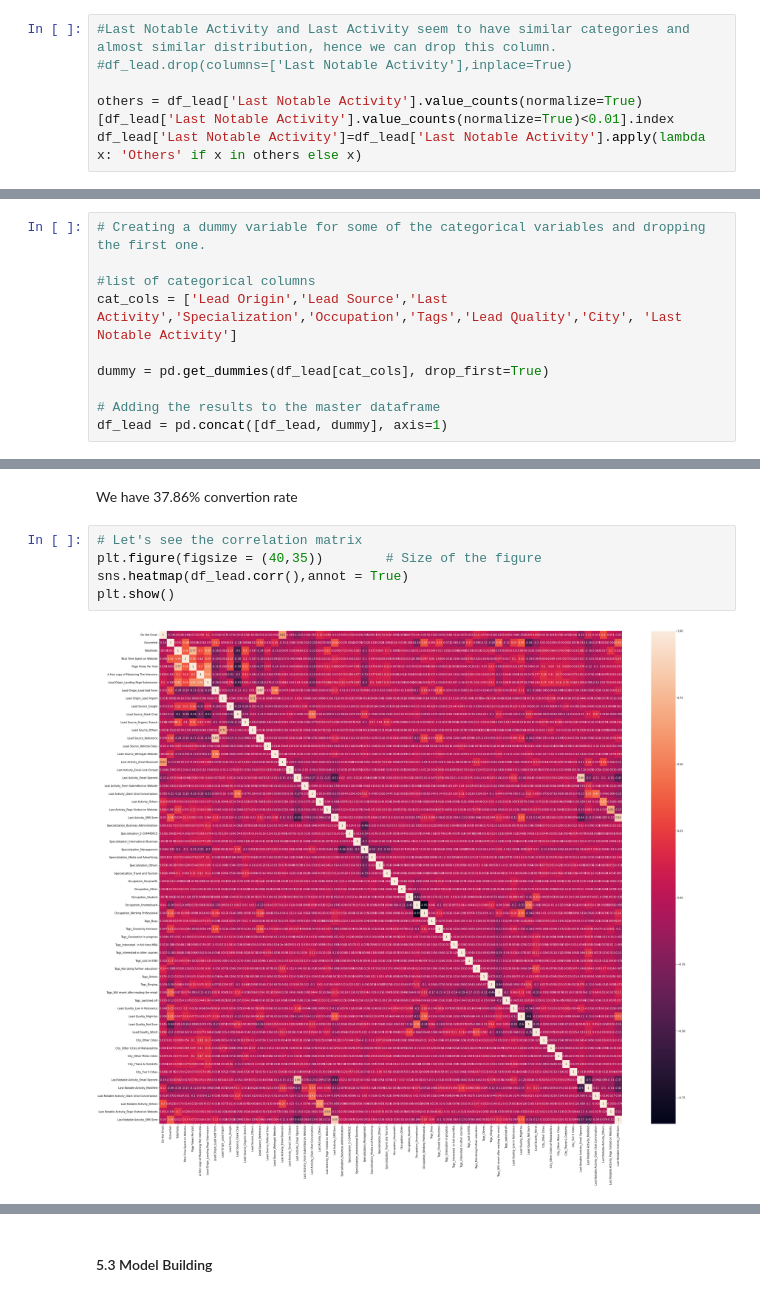
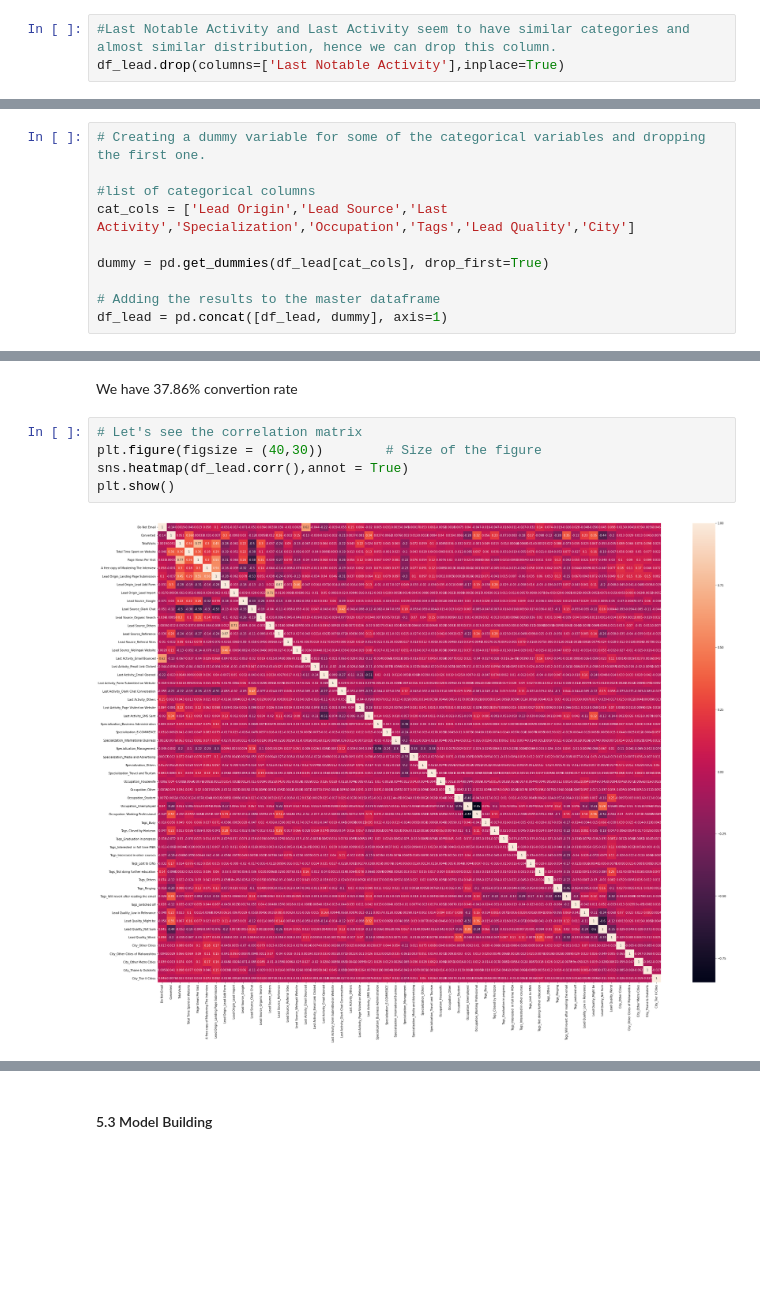
Before and after one commit to aparnakishan/XEducationLeadScore, a Jupyter notebook: LeadScoreXEduCaseStudy.ipynb, the cells around one changed output, grey strips where cells are left out. Saved outputs shown, nothing was run; the diff lists cells and outputs as text; blank space fills up the shorter version.

```diff
--- a/LeadScoreXEduCaseStudy.ipynb
+++ b/LeadScoreXEduCaseStudy.ipynb
@@ -635,6 +626,3 @@ There are quite a few Last Notable Activity categories that has very less number
 # %%
 #Last Notable Activity and Last Activity seem to have similar categories and almost similar distribution, hence we can drop this column.
-#df_lead.drop(columns=['Last Notable Activity'],inplace=True)
-
-others = df_lead['Last Notable Activity'].value_counts(normalize=True)[df_lead['Last Notable Activity'].value_counts(normalize=True)<0.01].index
-df_lead['Last Notable Activity']=df_lead['Last Notable Activity'].apply(lambda x: 'Others' if x in others else x)
+df_lead.drop(columns=['Last Notable Activity'],inplace=True)
@@ -768,7 +745,7 @@ df_lead.head()
 # Creating a dummy variable for some of the categorical variables and dropping the first one.
 
 #list of categorical columns
-cat_cols = ['Lead Origin','Lead Source','Last Activity','Specialization','Occupation','Tags','Lead Quality','City', 'Last Notable Activity']
+cat_cols = ['Lead Origin','Lead Source','Last Activity','Specialization','Occupation','Tags','Lead Quality','City']
 
 dummy = pd.get_dummies(df_lead[cat_cols], drop_first=True)
 
@@ -859,11 +836,11 @@ The convertion rate of the data set is  37.85541106458012
 We have 37.86% convertion rate
 # %%
 # Let's see the correlation matrix
-plt.figure(figsize = (40,35))        # Size of the figure
+plt.figure(figsize = (40,30))        # Size of the figure
 sns.heatmap(df_lead.corr(),annot = True)
 plt.show()
 # %% [output]
-[figure, old version]
+[figure, new version]
 # %%
 #Dropping highly correlated dummy variables
 
```
Also changed, not shown: parts of 20 cells of this notebook.
